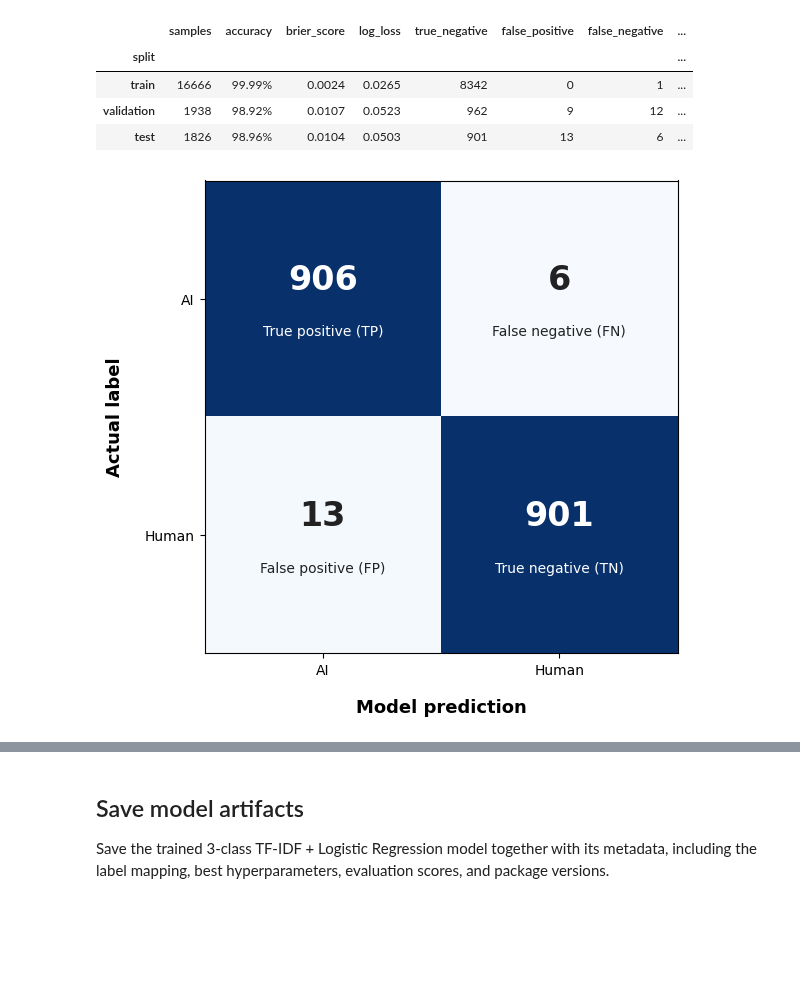
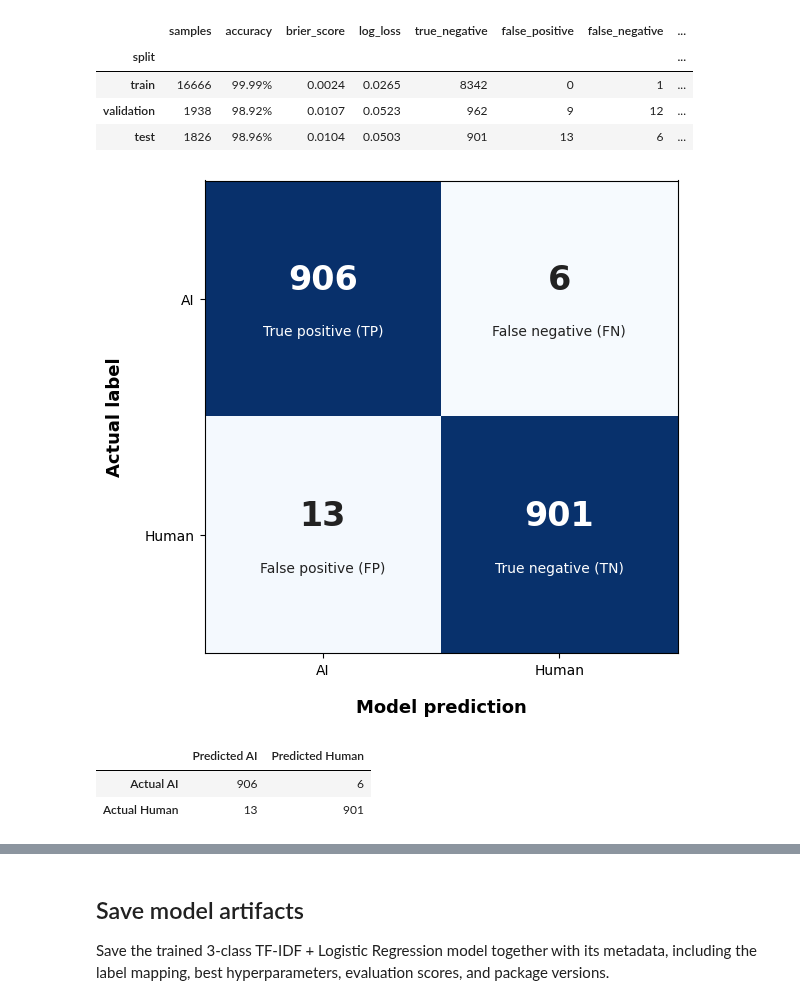
Before and after one commit to HassanHijaze/german-ai-text-detector-from-scratch, a Jupyter notebook: 05_logreg-baseline/Logestic_Regression.ipynb, the cells around one changed output, grey strips where cells are left out. Cells and saved outputs as stored; diff of their text form; code cells hidden in the pictures; blank space fills up the shorter version.

Commit message:
update logreg-baseline

```diff
--- a/05_logreg-baseline/Logestic_Regression.ipynb
+++ b/05_logreg-baseline/Logestic_Regression.ipynb
@@ -653,9 +653,15 @@ binary_evaluation.style.format(
 import matplotlib.pyplot as plt
 import numpy as np
 import pandas as pd
+
 from sklearn.metrics import confusion_matrix
+from IPython.display import display, FileLink
 
-# Test set only: keep Human (0) and AI (1)
+
+# ============================================================
+# TEST SET: KEEP HUMAN (0) AND AI (1)
+# ============================================================
+
 labels = np.asarray(
     dataset["test"]["label"],
     dtype=np.int64,
@@ -670,7 +676,11 @@ texts = np.asarray(
 
 y_true = labels[mask]
 
-# 3-class model probabilities
+
+# ============================================================
+# MODEL PROBABILITIES
+# ============================================================
+
 probabilities = best_model.predict_proba(
     texts
 )
@@ -678,23 +688,40 @@ probabilities = best_model.predict_proba(
 human_prob = probabilities[:, 0]
 ai_prob = probabilities[:, 1]
 
-# Renormalize between Human and AI only
+
+# ============================================================
+# RENORMALIZE HUMAN VS AI
+# ============================================================
+
 ai_probability = (
     ai_prob
     / (human_prob + ai_prob)
 )
 
-# Binary prediction
+
+# ============================================================
+# BINARY PREDICTION
+# ============================================================
+
 y_pred = (
     ai_probability >= 0.5
 ).astype(np.int64)
 
-# Confusion matrix
+
+# ============================================================
+# CONFUSION MATRIX
+# ============================================================
+
 cm = confusion_matrix(
     y_true,
     y_pred,
     labels=[1, 0],
 )
+
+
+# ============================================================
+# CREATE FIGURE
+# ============================================================
 
 fig, ax = plt.subplots(
     figsize=(6, 6)
@@ -779,34 +806,77 @@ ax.set_ylabel(
     "Actual label",
     fontsize=13,
     fontweight="bold",
     labelpad=15,
 )
 
 fig.tight_layout()
 
-# Save figure
+
+# ============================================================
+# SAVE FIGURE
+# ============================================================
+
+svg_file = (
+    "tfidf-logreg-confmat-human-ai.svg"
+)
+
 plt.savefig(
-    "tfidf-logreg-confmat-human-ai.svg",
+    svg_file,
     bbox_inches="tight",
 )
 
-# Save confusion matrix table
+
+# ============================================================
+# SAVE CONFUSION MATRIX TABLE
+# ============================================================
+
 confmat_binary_table = pd.DataFrame(
     cm,
     index=[
         "Actual AI",
         "Actual Human",
     ],
     columns=[
         "Predicted AI",
         "Predicted Human",
     ],
 )
 
-confmat_binary_table.to_csv(
+csv_file = (
     "tfidf-logreg-confmat-human-ai.csv"
 )
 
+confmat_binary_table.to_csv(
+    csv_file
+)
+
+
+# ============================================================
+# SHOW FIGURE + TABLE
+# ============================================================
+
 plt.show()
+
+display(
+    confmat_binary_table
+)
+
+
+# ============================================================
+# DOWNLOAD LINKS
+# ============================================================
+
+print("Download figure:")
+display(
+    FileLink(svg_file)
+)
+
+print("Download table:")
+display(
+    FileLink(csv_file)
+)
 # %% [output]
 [figure]
+|  | Predicted AI | Predicted Human |
+| Actual AI | 906 | 6 |
+| Actual Human | 13 | 901 |
```
Also changed, not shown: parts of 3 cells of this notebook.
